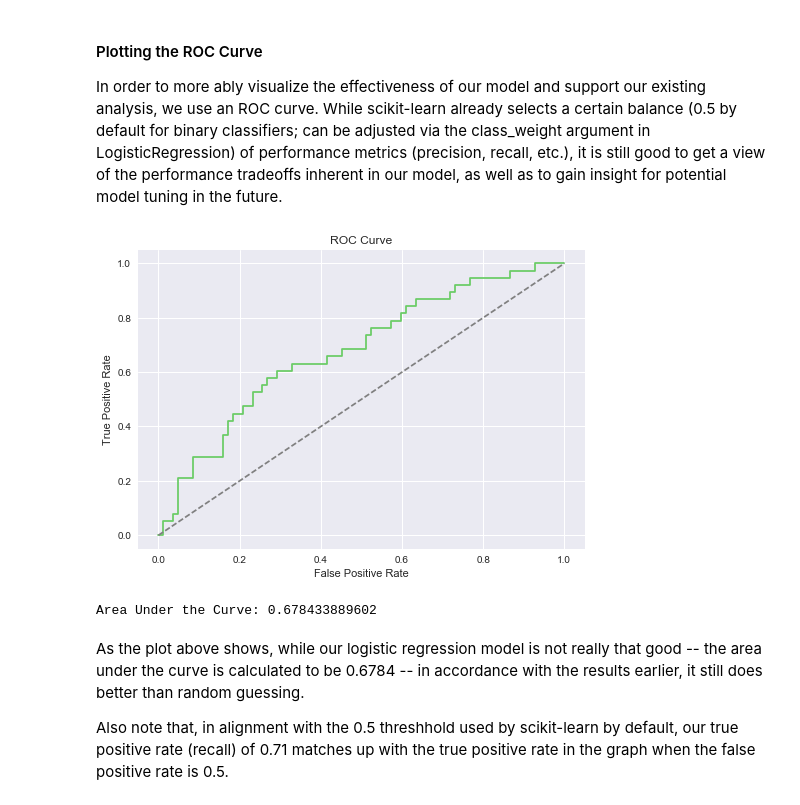
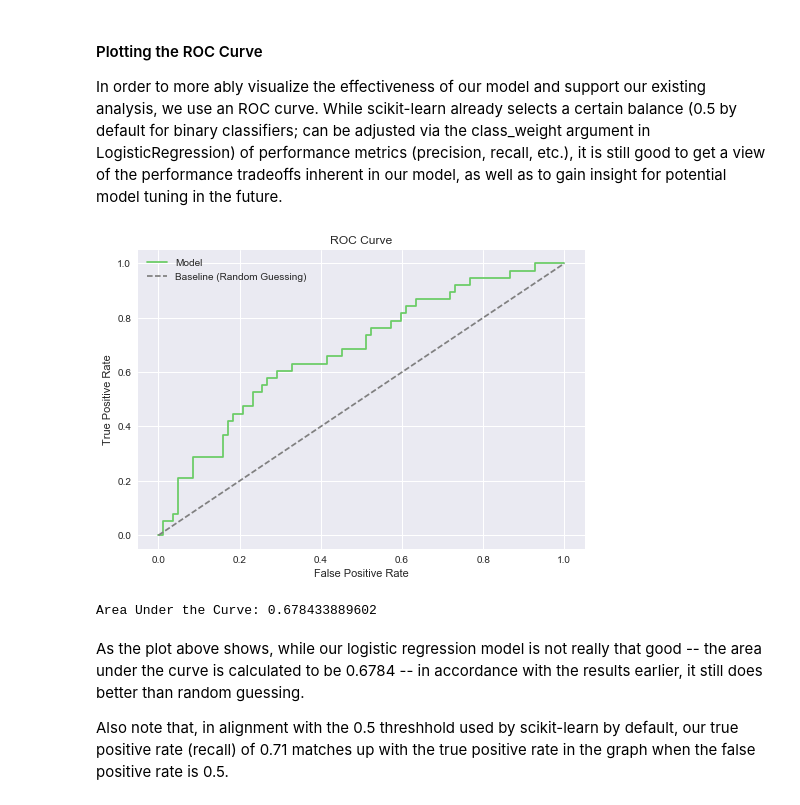
Before and after one commit to rayjustinhuang/Data-Analysis-and-Machine-Learning, a Jupyter notebook: Logistic Regression.ipynb, the cells around one changed output. Saved outputs shown, nothing was run; the diff lists cells and outputs as text; code cells hidden in the pictures.

```diff
--- a/Logistic Regression.ipynb
+++ b/Logistic Regression.ipynb
@@ -257,18 +257,19 @@ In order to more ably visualize the effectiveness of our model and support our e
 # %%
 fpr, tpr, thresholds = metrics.roc_curve(y_test, probabilities[:,1])
 
 results = pd.DataFrame({'False Positive Rate': fpr, 'True Positive Rate': tpr})
 
-plt.plot(fpr,tpr, color='g')
-plt.plot([0, 1], [0, 1], color='gray', linestyle='--')
+plt.plot(fpr,tpr, color='g', label="Model")
+plt.plot([0, 1], [0, 1], color='gray', linestyle='--', label="Baseline (Random Guessing)")
 plt.xlabel('False Positive Rate')
 plt.ylabel('True Positive Rate')
 plt.title('ROC Curve')
+plt.legend()
 plt.show()
 
 print("Area Under the Curve:", metrics.roc_auc_score(y_test, probabilities[:,1]))
 # %% [output]
-[figure, old version]
+[figure, new version]
 Area Under the Curve: 0.678433889602
 # %% [markdown]
 As the plot above shows, while our logistic regression model is not really that good -- the area under the curve is calculated to be 0.6784 -- in accordance with the results earlier, it still does better than random guessing.
```
Also changed, not shown: parts of 24 cells of this notebook.
